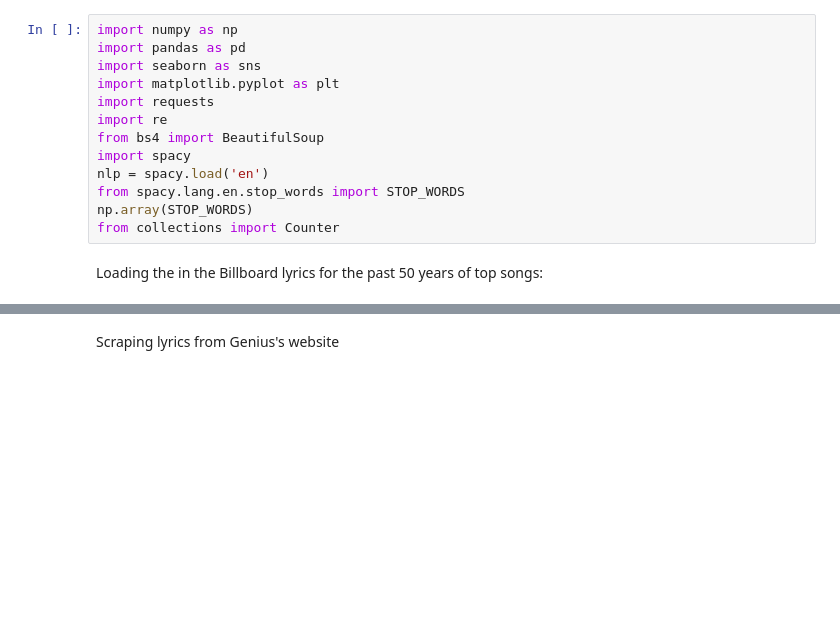
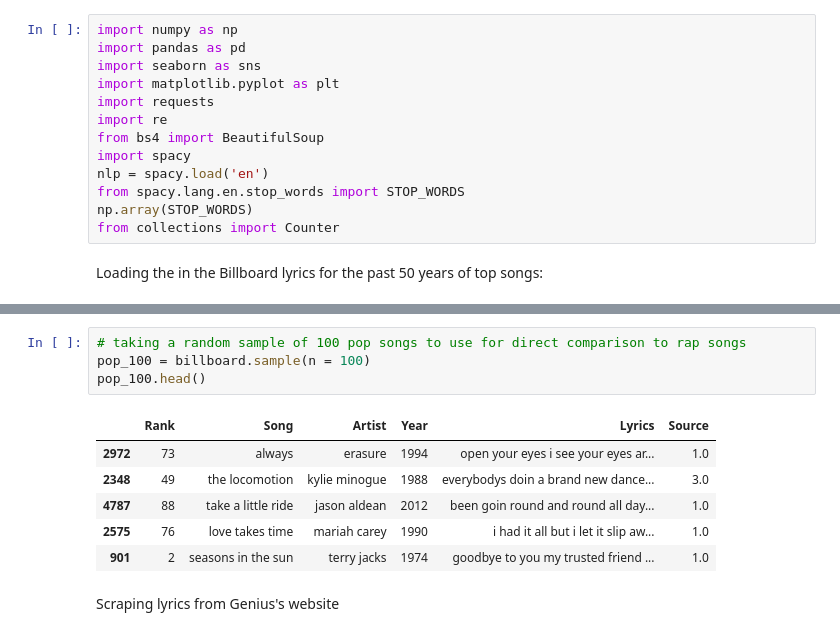
Before and after one commit to ktops/top_songs_lyrical_analysis, a Jupyter notebook: final_project_music.ipynb, the cells around one changed output, grey strips where cells are left out. Saved outputs shown, nothing was run; the diff lists cells and outputs as text; blank space fills up the shorter version.

```diff
--- a/final_project_music.ipynb
+++ b/final_project_music.ipynb
@@ -28,6 +28,17 @@ billboard.head()
 | 2 | 3 | i cant get no satisfaction | the rolling stones | 1965 |  | 1.0 |
 | 3 | 4 | you were on my mind | we five | 1965 | when i woke up this morning you w... | 1.0 |
 | 4 | 5 | youve lost that lovin feelin | the righteous brothers | 1965 | you never close your eyes anymore... | 1.0 |
+# %%
+# taking a random sample of 100 pop songs to use for direct comparison to rap songs
+pop_100 = billboard.sample(n = 100)
+pop_100.head()
+# %% [output]
+|  | Rank | Song | Artist | Year | Lyrics | Source |
+| 2972 | 73 | always | erasure | 1994 | open your eyes i see your eyes ar... | 1.0 |
+| 2348 | 49 | the locomotion | kylie minogue | 1988 | everybodys doin a brand new dance... | 3.0 |
+| 4787 | 88 | take a little ride | jason aldean | 2012 | been goin round and round all day... | 1.0 |
+| 2575 | 76 | love takes time | mariah carey | 1990 | i had it all but i let it slip aw... | 1.0 |
+| 901 | 2 | seasons in the sun | terry jacks | 1974 | goodbye to you my trusted friend ... | 1.0 |
 # %% [markdown]
 Scraping lyrics from Genius's website
 # %% [markdown]
```
Also changed, not shown: parts of 25 cells of this notebook.
